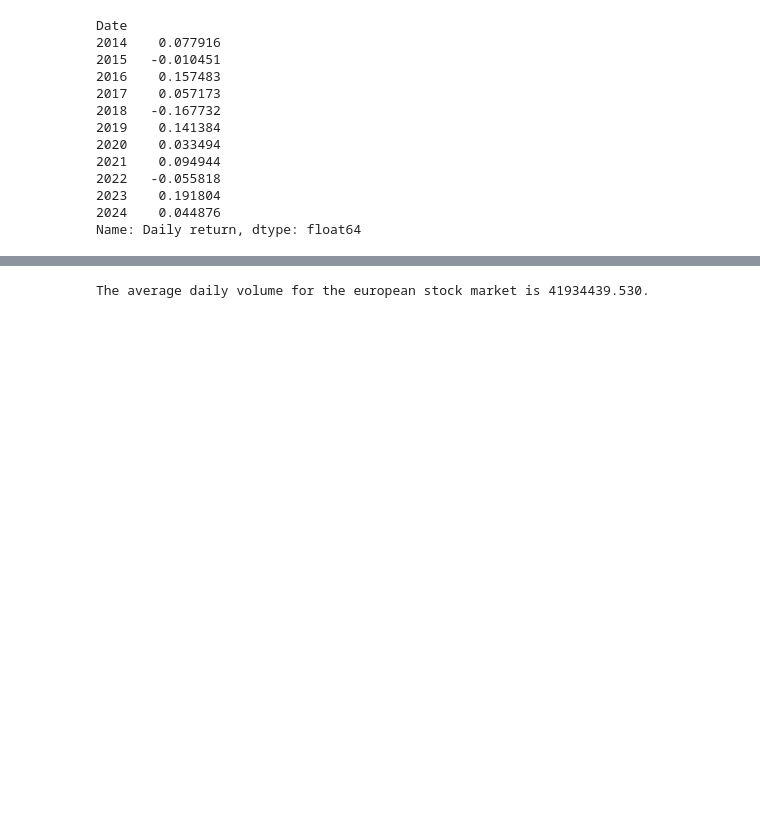
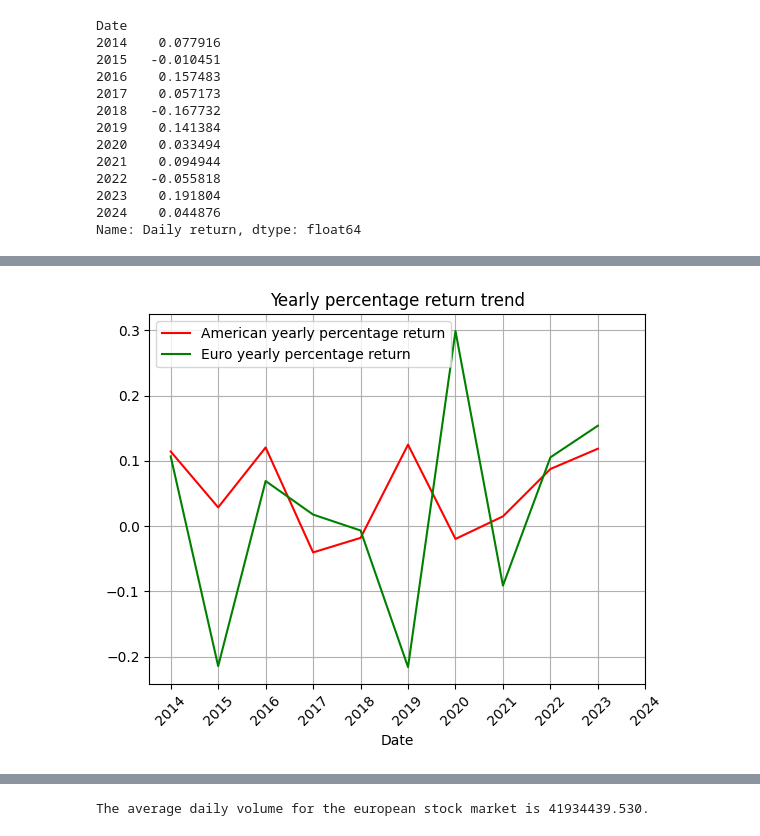
Before and after one commit to kozen88/StockAnalisys, a Jupyter notebook: Stock_analisys.ipynb, the cells around one changed output, grey strips where cells are left out. Cells and saved outputs as stored; diff of their text form; code cells hidden in the pictures; blank space fills up the shorter version.

```diff
--- a/Stock_analisys.ipynb
+++ b/Stock_analisys.ipynb
@@ -395,0 +518,16 @@ Name: Daily return, dtype: float64
+# %%
+idx_annual = index_strings_year_american
+
+plt.plot(yearly_returns_american.index, yearly_returns_american.to_numpy(), label='American yearly percentage return', color='red')
+plt.title('Yearly percentage return trend')
+plt.plot(yearly_returns_euro.index, yearly_returns_euro.to_numpy(), label='Euro yearly percentage return', color='green')
+plt.grid()
+# selection of the date indexz to show for readability
+# selection of the date indexto show for readability
+plt.xticks(range(0, len(index_strings_year_american)), index_strings_year_american[::], rotation=45)
+plt.xlabel('Date')
+plt.legend()
+
+plt.show()
+# %% [output]
+[figure, added]
```
Also changed, not shown: parts of 18 cells of this notebook.
